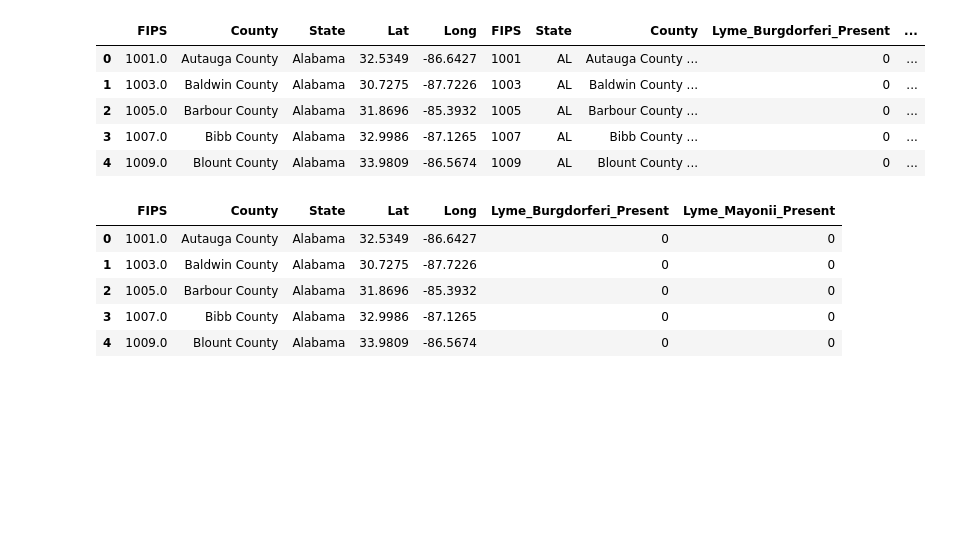
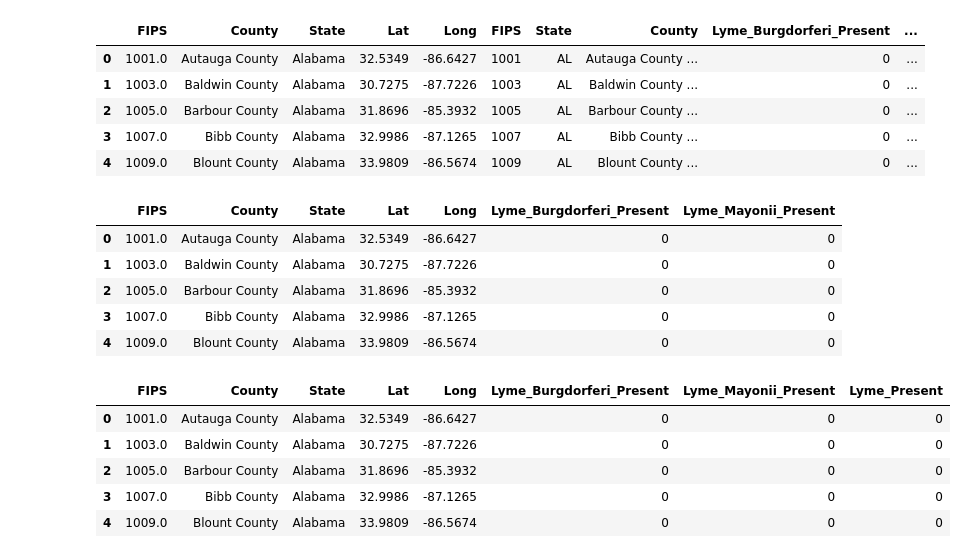
Before and after one commit to Tsoggy/Lyme_Disease, a Jupyter notebook: Resources/Notebooks/Counties_Lat_Long.ipynb, the cells around one changed output. Saved outputs shown, nothing was run; the diff lists cells and outputs as text; code cells hidden in the pictures; blank space fills up the shorter version.

```diff
--- a/Resources/Notebooks/Counties_Lat_Long.ipynb
+++ b/Resources/Notebooks/Counties_Lat_Long.ipynb
@@ -59,8 +59,8 @@ df.head()
 | 893 | 1009 | Blount County | Alabama | 33.9809 | -86.5674 |
 # %%
 # Reset index
-df = df.reset_index(drop=True)
-df.head()
+lat_long = lat_long.reset_index(drop=True)
+lat_long.head()
 # %% [output]
 |  | FIPS | County | State | Lat | Long |
 | 0 | 1001 | Autauga County | Alabama | 32.5349 | -86.6427 |
@@ -88,8 +88,8 @@ tick_df.head()
 | 4 | 1009 | AL | Blount County ... | 0 | 0 |
 # %%
 # Merge lat/long with tick data
-merge = pd.concat([df, tick_df], axis=1)
-merge.head()
+tick_lat_long = pd.concat([lat_long, tick_df], axis=1)
+tick_lat_long.head()
 # %% [output]
 |  | FIPS | County | State | Lat | Long | FIPS | State | County | Lyme_Burgdorferi_Present | ... |
 | 0 | 1001.0 | Autauga County | Alabama | 32.5349 | -86.6427 | 1001 | AL | Autauga County ... | 0 | ... |
@@ -131,8 +131,8 @@ Lyme_Burgdorferi_Present has 0 nulls
 Lyme_Mayonii_Present has 0 nulls
 # %%
 # Drop null values
-merge = merge.dropna()
-merge.head()
+tick_lat_long = tick_lat_long.dropna()
+tick_lat_long.head()
 # %% [output]
 |  | FIPS | County | State | Lat | Long | FIPS | State | County | Lyme_Burgdorferi_Present | ... |
 | 0 | 1001.0 | Autauga County | Alabama | 32.5349 | -86.6427 | 1001 | AL | Autauga County ... | 0 | ... |
@@ -142,8 +142,8 @@ merge.head()
 | 4 | 1009.0 | Blount County | Alabama | 33.9809 | -86.5674 | 1009 | AL | Blount County ... | 0 | ... |
 # %%
 # Remove duplicate columns
-merge = merge.loc[:,~merge.columns.duplicated()]
-merge.head()
+tick_lat_long = tick_lat_long.loc[:,~tick_lat_long.columns.duplicated()]
+tick_lat_long.head()
 # %% [output]
 |  | FIPS | County | State | Lat | Long | Lyme_Burgdorferi_Present | Lyme_Mayonii_Present |
 | 0 | 1001.0 | Autauga County | Alabama | 32.5349 | -86.6427 | 0 | 0 |
@@ -151,3 +151,14 @@ merge.head()
 | 2 | 1005.0 | Barbour County | Alabama | 31.8696 | -85.3932 | 0 | 0 |
 | 3 | 1007.0 | Bibb County | Alabama | 32.9986 | -87.1265 | 0 | 0 |
 | 4 | 1009.0 | Blount County | Alabama | 33.9809 | -86.5674 | 0 | 0 |
+# %%
+# Merge the two lyme_present columns
+tick_lat_long["Lyme_Present"] = tick_lat_long["Lyme_Burgdorferi_Present"] + tick_lat_long["Lyme_Mayonii_Present"]
+tick_lat_long.head()
+# %% [output]
+|  | FIPS | County | State | Lat | Long | Lyme_Burgdorferi_Present | Lyme_Mayonii_Present | Lyme_Present |
+| 0 | 1001.0 | Autauga County | Alabama | 32.5349 | -86.6427 | 0 | 0 | 0 |
+| 1 | 1003.0 | Baldwin County | Alabama | 30.7275 | -87.7226 | 0 | 0 | 0 |
+| 2 | 1005.0 | Barbour County | Alabama | 31.8696 | -85.3932 | 0 | 0 | 0 |
+| 3 | 1007.0 | Bibb County | Alabama | 32.9986 | -87.1265 | 0 | 0 | 0 |
+| 4 | 1009.0 | Blount County | Alabama | 33.9809 | -86.5674 | 0 | 0 | 0 |
```
Also changed, not shown: parts of 18 cells of this notebook, 1 other file.
